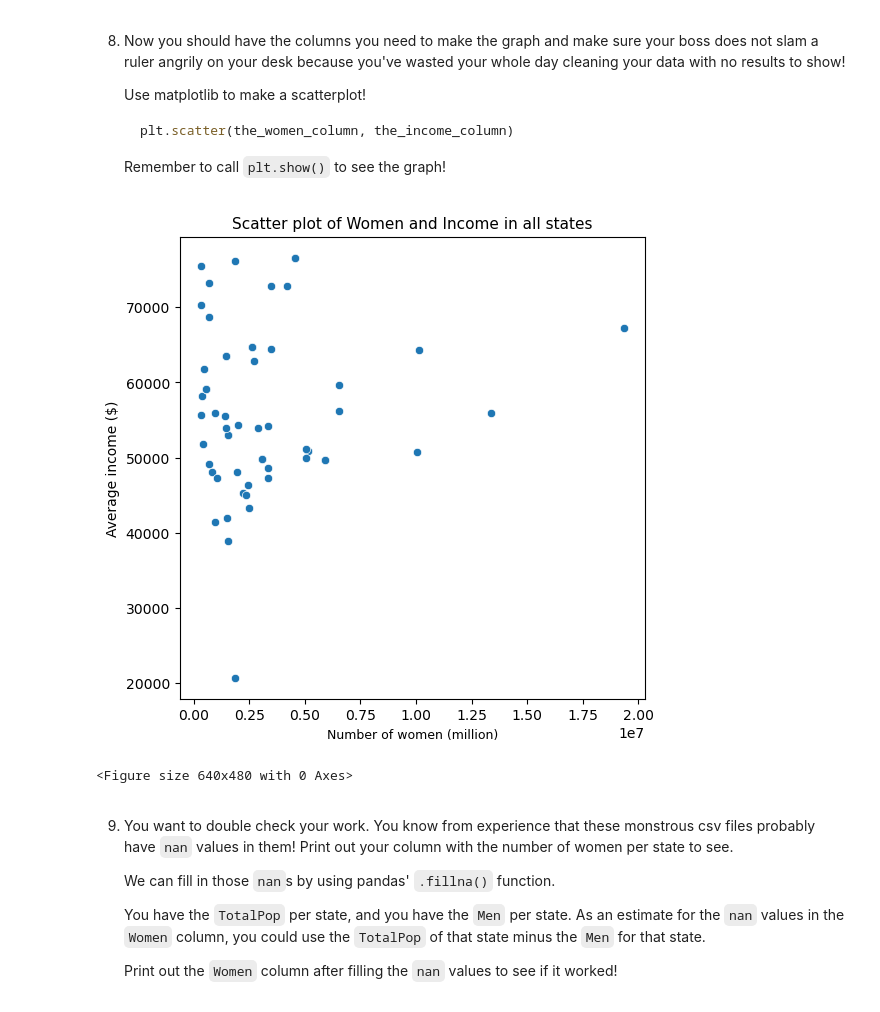
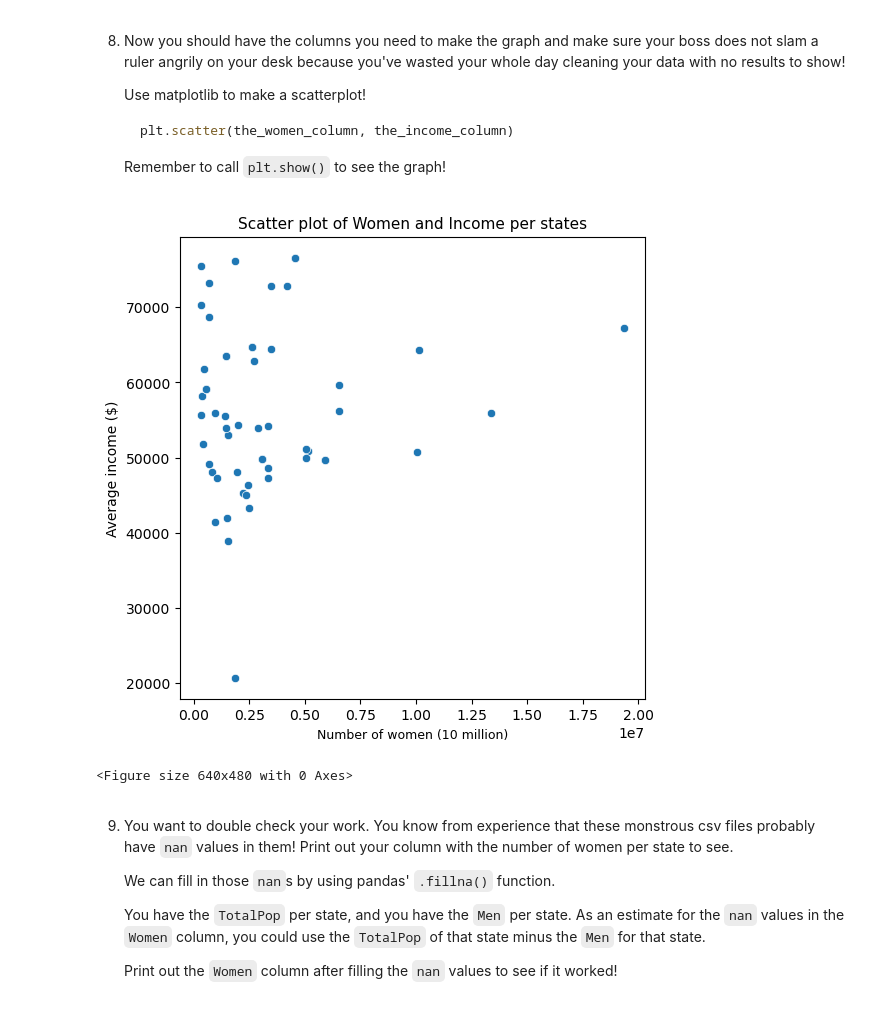
Before and after one commit to LiZoMark841619/US_Census, a Jupyter notebook: Cleaning US Census Data.ipynb, the cells around one changed output. Saved outputs shown, nothing was run; the diff lists cells and outputs as text; code cells hidden in the pictures.

```diff
--- a/Cleaning US Census Data.ipynb
+++ b/Cleaning US Census Data.ipynb
@@ -147,13 +156,13 @@ dtype('int64')
 # %%
 plt.figure(figsize=[6, 6])
 sns.scatterplot(x='Women', y='Income', data=us_census)
-plt.title('Scatter plot of Women and Income in all states', fontsize=11)
-plt.xlabel('Number of women (million)', fontsize=9)
+plt.title('Scatter plot of Women and Income per states', fontsize=11)
+plt.xlabel('Number of women (10 million)', fontsize=9)
 plt.ylabel('Average income ($)')
 plt.show()
 plt.clf()
 # %% [output]
-[figure, old version]
+[figure, new version]
 <Figure size 640x480 with 0 Axes>
 # %% [markdown]
 9. You want to double check your work. You know from experience that these monstrous csv files probably have `nan` values in them! Print out your column with the number of women per state to see.
```
Also changed, not shown: parts of 4 cells of this notebook.
